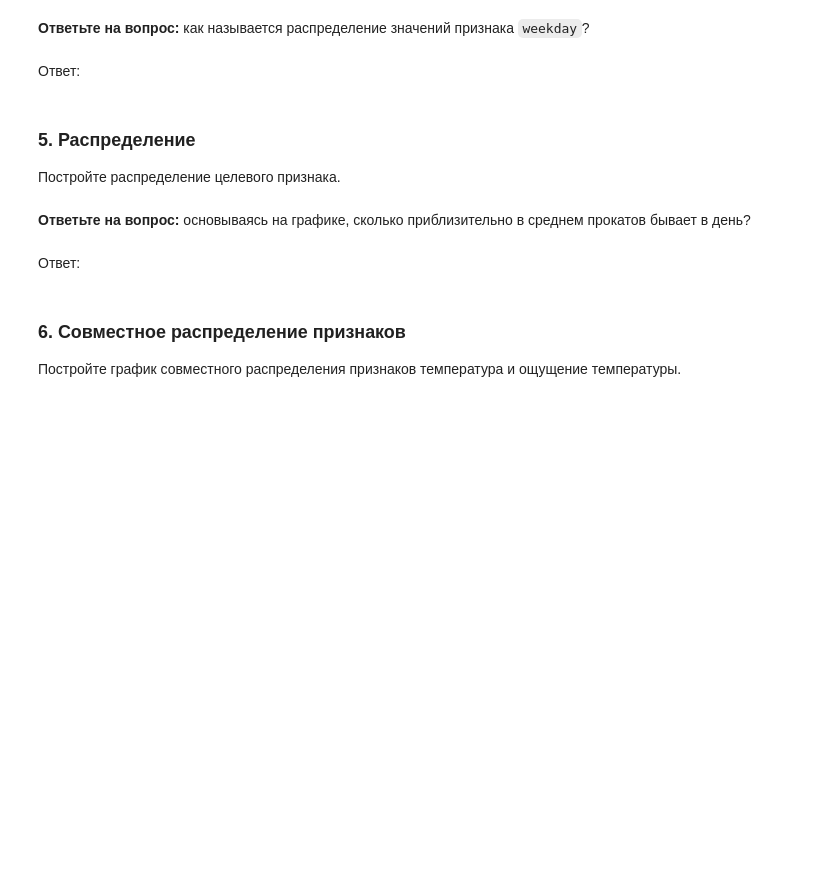
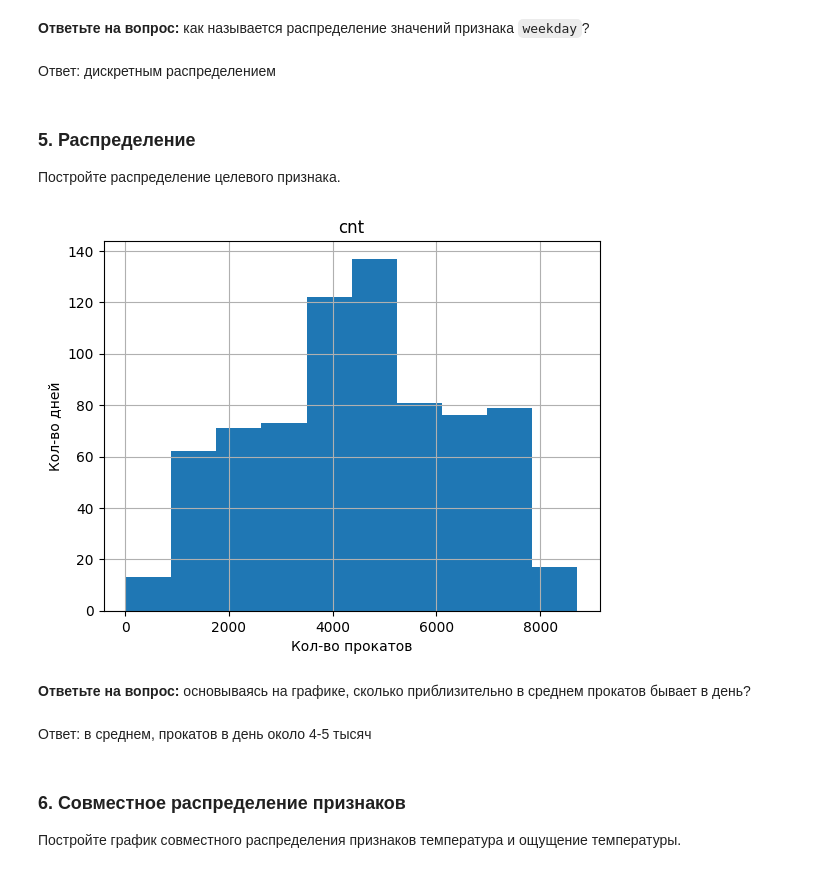
Before and after one commit to Kirieshka124/ml_basics, a Jupyter notebook: Практическая_работа_3_pandas.ipynb, the cells around one changed output. Saved outputs shown, nothing was run; the diff lists cells and outputs as text; code cells hidden in the pictures; blank space fills up the shorter version.

```diff
--- a/Практическая_работа_3_pandas.ipynb
+++ b/Практическая_работа_3_pandas.ipynb
@@ -497,16 +499,23 @@ plt.show()
 # %% [markdown]
 
 
-Ответ:
+Ответ: дискретным распределением
 # %% [markdown]
 ### 5. Распределение
 
 Постройте распределение целевого признака.
+# %%
+ax = df.hist('cnt')
+plt.ylabel('Кол-во дней')
+plt.xlabel('Кол-во прокатов')
+plt.show()
+# %% [output]
+[figure, added]
 # %% [markdown]
 
 **Ответьте на вопрос:** основываясь на графике, сколько приблизительно в среднем прокатов бывает в день?
-# %% [markdown]
-Ответ:
+# %% [markdown]
+Ответ: в среднем, прокатов в день около 4-5 тысяч
 # %% [markdown]
 ### 6. Совместное распределение признаков
 
```
Also changed, not shown: parts of 21 cells of this notebook.
